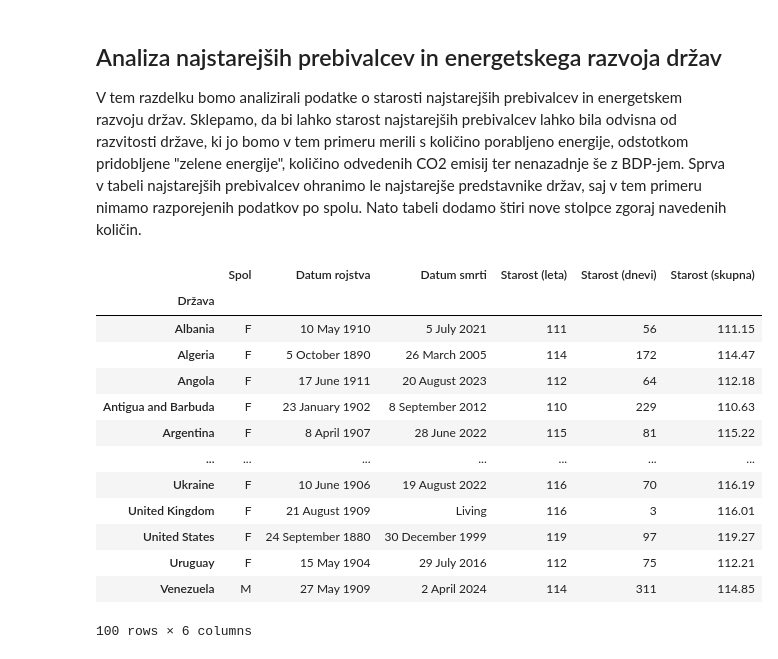
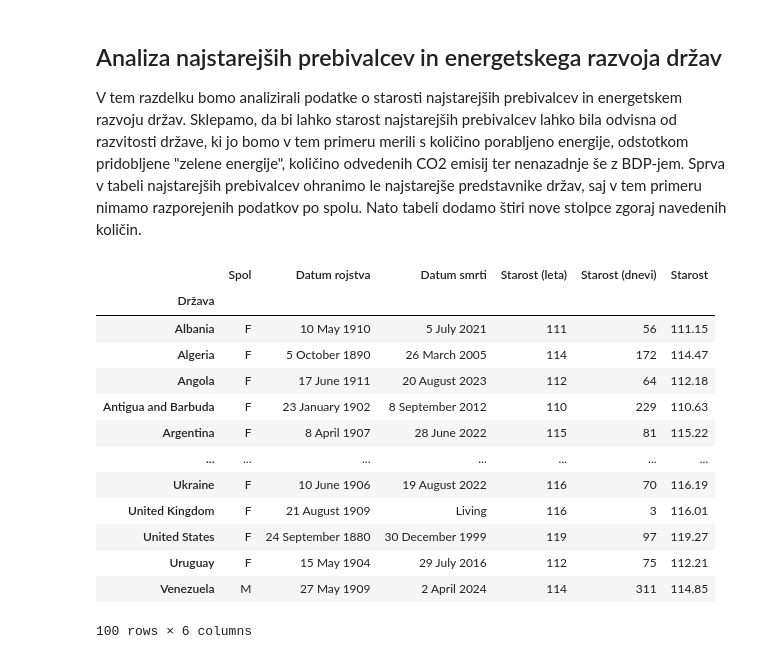
Before and after one commit to MAj-01/projektna_naloga_UVP, a Jupyter notebook: analiza_podatkov.ipynb, the cells around one changed output. Saved outputs shown, nothing was run; the diff lists cells and outputs as text; code cells hidden in the pictures.

```diff
--- a/analiza_podatkov.ipynb
+++ b/analiza_podatkov.ipynb
@@ -27,8 +28,8 @@ kolicina_vode_po_drzavah = pd.read_csv("podatki/kolicina_vode_po_drzavah.csv", i
 V tem sklopu ananlize podatkov bomo primerjali starost najstarejših oseb po državah in pričakovani življenjski dobi po državah. Sprva bomo uredili tabelo najstarejših prebivalcev, nato ju bomo združili. Vsaka država bo imela moškega in žensko predstavnico, ki bosta izbrana na podlagi najdaljšega življenja (saj imajo nekatere države več kot dva predstavnika). Če država nima enaga od predstavnikov, ga bomo izpustili. Hkrati se tudi lahko zgodi, da nekaterih držav ni navedenih v obeh tabelah podatkov. Te države prav tako izpustimo.
 # %%
 # Najprej dodamo še en stolpec, predstavlja starost v decimalnem zapisu
-najstarejsi_prebivalci['Starost (skupna)'] = najstarejsi_prebivalci['Starost (leta)'] + najstarejsi_prebivalci['Starost (dnevi)']/365
-najstarejsi_prebivalci['Starost (skupna)'] = najstarejsi_prebivalci['Starost (skupna)'].round(2)
+najstarejsi_prebivalci['Starost'] = najstarejsi_prebivalci['Starost (leta)'] + najstarejsi_prebivalci['Starost (dnevi)']/365
+najstarejsi_prebivalci['Starost'] = najstarejsi_prebivalci['Starost'].round(2)
 # Razvrstimo po starosti (najprej leta padajoče, nato dnevi padajoče) znotraj države in spola
 najstarejsi_prebivalci_vrstni_red = najstarejsi_prebivalci.sort_values(by=['Država', 'Spol', 'Starost (leta)', 'Starost (dnevi)'], ascending=[True, True, False, False])
 
@@ -126,15 +129,15 @@ Sprva v tabeli najstarejših prebivalcev ohranimo le najstarejše predstavnike d
 # %%
 
 # Resetirajmo indeks, da bo 'Država' postal stolpec
 najstarejsi_prebivalci_reset = najstarejsi_prebivalci.reset_index()
 # Uporabimo fukcijo drop_duplicates, da dobimo najstarejšega prebivalca v vsaki državi
-najstarejsi_prebivalci_ekonomija_urejena = najstarejsi_prebivalci_reset.sort_values(by=['Starost (skupna)'], ascending=False)
+najstarejsi_prebivalci_ekonomija_urejena = najstarejsi_prebivalci_reset.sort_values(by=['Starost'], ascending=False)
 najstarejsi_prebivalci_ekonomija_sortirana = najstarejsi_prebivalci_ekonomija_urejena.drop_duplicates(subset='Država', keep='first')
 najstarejsi_prebivalci_ekonomija = najstarejsi_prebivalci_ekonomija_sortirana.sort_values('Država')
 najstarejsi_prebivalci_ekonomija = najstarejsi_prebivalci_ekonomija.set_index('Država')# Nastavimo 'Država' kot indeks
 najstarejsi_prebivalci_ekonomija
 # %% [output]
-|  | Spol | Datum rojstva | Datum smrti | Starost (leta) | Starost (dnevi) | Starost (skupna) |
+|  | Spol | Datum rojstva | Datum smrti | Starost (leta) | Starost (dnevi) | Starost |
 | Država |  |  |  |  |  |  |
 | Albania | F | 10 May 1910 | 5 July 2021 | 111 | 56 | 111.15 |
 | Algeria | F | 5 October 1890 | 26 March 2005 | 114 | 172 | 114.47 |
```
Also changed, not shown: parts of 8 cells of this notebook, 4 other files.
